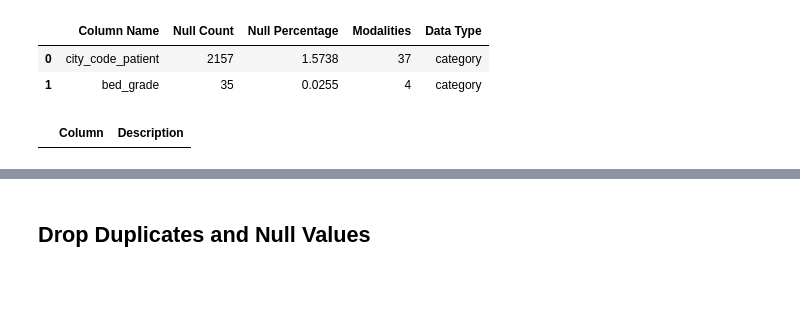
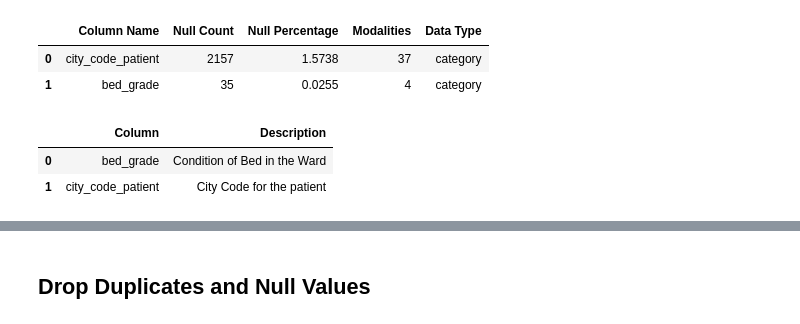
Before and after one commit to jermiah/myprojects, a Jupyter notebook: Healthcare - Length of Stay/Code/LOS Prediction.ipynb, the cells around one changed output, grey strips where cells are left out. Saved outputs shown, nothing was run; the diff lists cells and outputs as text; code cells hidden in the pictures; blank space fills up the shorter version.

```diff
--- a/Healthcare - Length of Stay/Code/LOS Prediction.ipynb
+++ b/Healthcare - Length of Stay/Code/LOS Prediction.ipynb
@@ -273,9 +290,11 @@ fn.summarize_nulls_and_modalities(df_Test,df_Test.columns)
 | 0 | city_code_patient | 2157 | 1.5738 | 37 | category |
 | 1 | bed_grade | 35 | 0.0255 | 4 | category |
 # %%
-fn.get_descriptions_for_variables(df_description,["City_Code_Patient","Bed Grade"])
+fn.get_descriptions_for_variables(df_description,["city_code_patient","bed_grade"])
 # %% [output]
 |  | Column | Description |
+| 0 | bed_grade | Condition of Bed in the Ward |
+| 1 | city_code_patient | City Code for the patient |
 # %%
 categorical_features = df_Train.select_dtypes(include=['object','category']).columns
 numerical_features = df_Train.select_dtypes(exclude=['object','category']).columns
```
Also changed, not shown: parts of 32 cells of this notebook, 2 other files.
